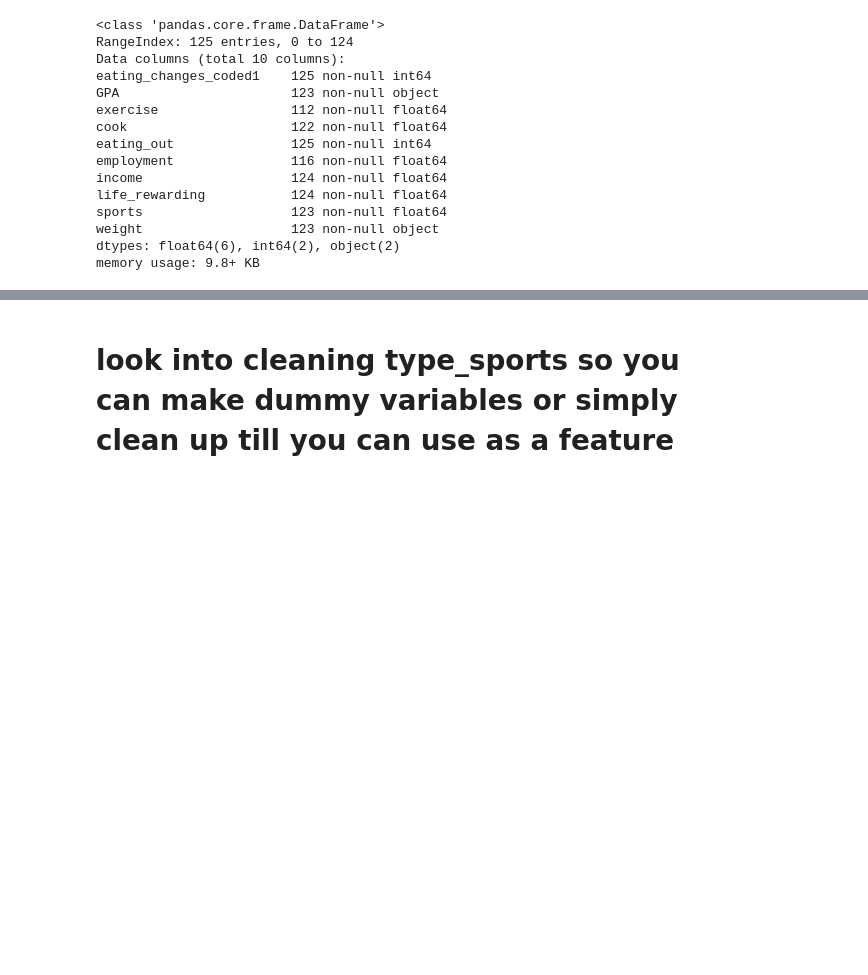
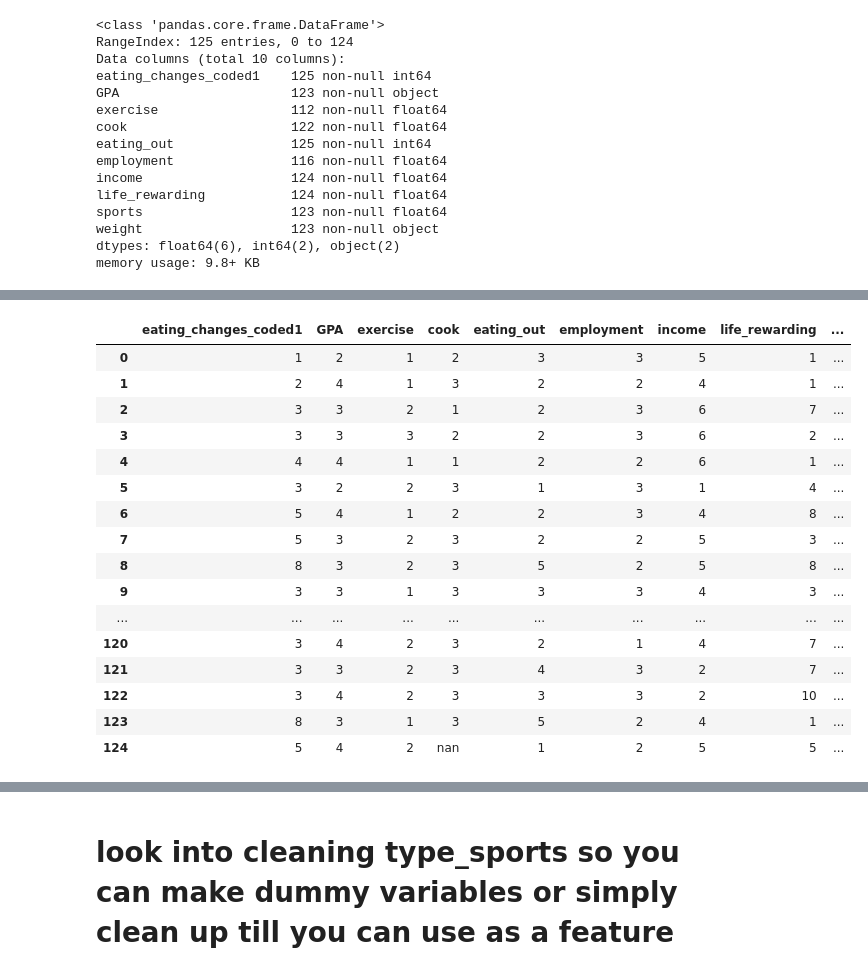
Before and after one commit to bmagnificent86/Capstone-II, a Jupyter notebook: CAPSTONE 2-Copy1.ipynb, the cells around one changed output, grey strips where cells are left out. Saved outputs shown, nothing was run; the diff lists cells and outputs as text; code cells hidden in the pictures; blank space fills up the shorter version.

```diff
--- a/CAPSTONE 2-Copy1.ipynb
+++ b/CAPSTONE 2-Copy1.ipynb
@@ -96,6 +96,26 @@ new_GPA_column = np.round(new_GPA_column, decimals=2)
 
 weight_df = weight_df.drop('GPA', axis=1)
 weight_df.insert(1,'GPA',new_GPA_column, True)
+# %%
+weight_df
+# %% [output]
+|  | eating_changes_coded1 | GPA | exercise | cook | eating_out | employment | income | life_rewarding | ... |
+| 0 | 1 | 2 | 1 | 2 | 3 | 3 | 5 | 1 | ... |
+| 1 | 2 | 4 | 1 | 3 | 2 | 2 | 4 | 1 | ... |
+| 2 | 3 | 3 | 2 | 1 | 2 | 3 | 6 | 7 | ... |
+| 3 | 3 | 3 | 3 | 2 | 2 | 3 | 6 | 2 | ... |
+| 4 | 4 | 4 | 1 | 1 | 2 | 2 | 6 | 1 | ... |
+| 5 | 3 | 2 | 2 | 3 | 1 | 3 | 1 | 4 | ... |
+| 6 | 5 | 4 | 1 | 2 | 2 | 3 | 4 | 8 | ... |
+| 7 | 5 | 3 | 2 | 3 | 2 | 2 | 5 | 3 | ... |
+| 8 | 8 | 3 | 2 | 3 | 5 | 2 | 5 | 8 | ... |
+| 9 | 3 | 3 | 1 | 3 | 3 | 3 | 4 | 3 | ... |
+| ... | ... | ... | ... | ... | ... | ... | ... | ... | ... |
+| 120 | 3 | 4 | 2 | 3 | 2 | 1 | 4 | 7 | ... |
+| 121 | 3 | 3 | 2 | 3 | 4 | 3 | 2 | 7 | ... |
+| 122 | 3 | 4 | 2 | 3 | 3 | 3 | 2 | 10 | ... |
+| 123 | 8 | 3 | 1 | 3 | 5 | 2 | 4 | 1 | ... |
+| 124 | 5 | 4 | 2 | nan | 1 | 2 | 5 | 5 | ... |
 # %%
 new_employment_column    = pd.DataFrame(weight_df['employment'].fillna(weight_df['employment'].mean(),inplace=False))
 new_income_column        = pd.DataFrame(weight_df['income'].fillna(weight_df['income'].mean(),inplace=False))
```
Also changed, not shown: parts of 32 cells of this notebook.
